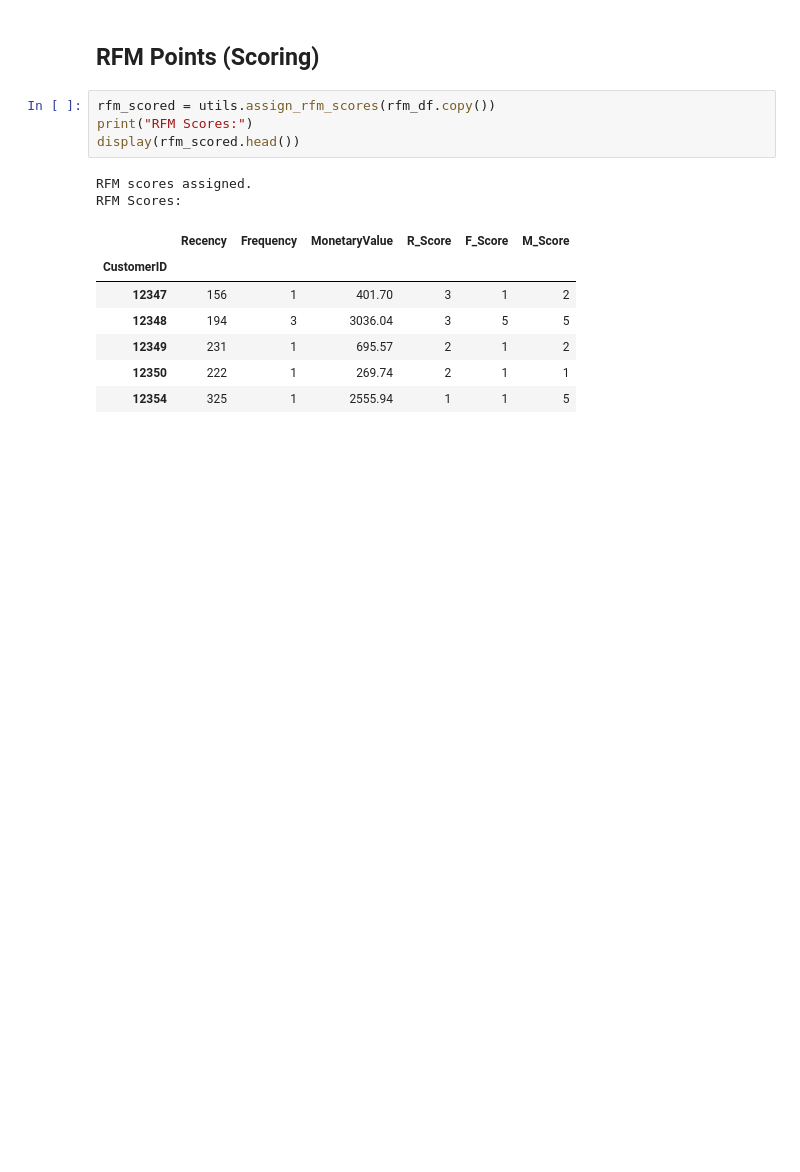
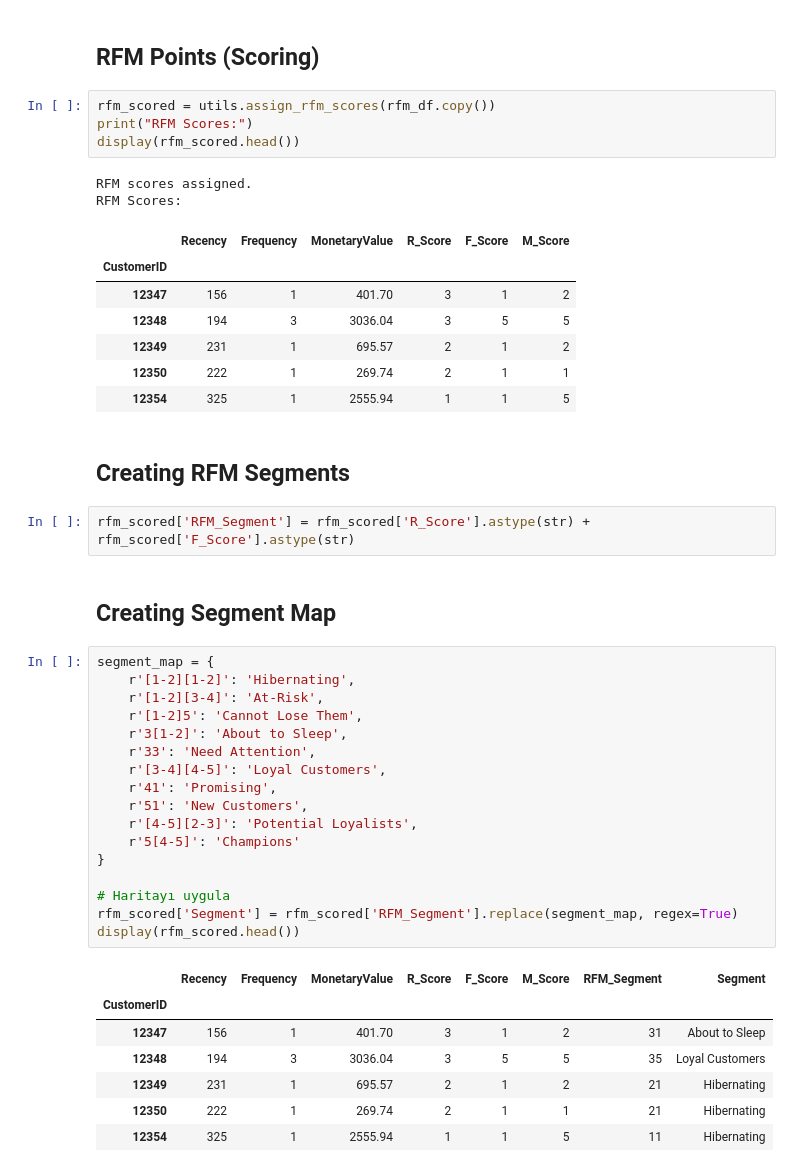
Before and after one commit to metedogan/customer-segmentation-with-rfm, a Jupyter notebook: notebooks/02_rfm_calculation.ipynb, the cells around one changed output. Drawn from its saved outputs; the diff is of its cells as text; blank space fills up the shorter version.

```diff
--- a/notebooks/02_rfm_calculation.ipynb
+++ b/notebooks/02_rfm_calculation.ipynb
@@ -74,3 +74,34 @@ RFM Scores:
 | 12349 | 231 | 1 | 695.57 | 2 | 1 | 2 |
 | 12350 | 222 | 1 | 269.74 | 2 | 1 | 1 |
 | 12354 | 325 | 1 | 2555.94 | 1 | 1 | 5 |
+# %% [markdown]
+## Creating RFM Segments
+# %%
+rfm_scored['RFM_Segment'] = rfm_scored['R_Score'].astype(str) + rfm_scored['F_Score'].astype(str)
+# %% [markdown]
+## Creating Segment Map
+# %%
+segment_map = {
+    r'[1-2][1-2]': 'Hibernating',
+    r'[1-2][3-4]': 'At-Risk',
+    r'[1-2]5': 'Cannot Lose Them',
+    r'3[1-2]': 'About to Sleep',
+    r'33': 'Need Attention',
+    r'[3-4][4-5]': 'Loyal Customers',
+    r'41': 'Promising',
+    r'51': 'New Customers',
+    r'[4-5][2-3]': 'Potential Loyalists',
+    r'5[4-5]': 'Champions'
+}
+
+# Haritayı uygula
+rfm_scored['Segment'] = rfm_scored['RFM_Segment'].replace(segment_map, regex=True)
+display(rfm_scored.head())
+# %% [output]
+|  | Recency | Frequency | MonetaryValue | R_Score | F_Score | M_Score | RFM_Segment | Segment |
+| CustomerID |  |  |  |  |  |  |  |  |
+| 12347 | 156 | 1 | 401.70 | 3 | 1 | 2 | 31 | About to Sleep |
+| 12348 | 194 | 3 | 3036.04 | 3 | 5 | 5 | 35 | Loyal Customers |
+| 12349 | 231 | 1 | 695.57 | 2 | 1 | 2 | 21 | Hibernating |
+| 12350 | 222 | 1 | 269.74 | 2 | 1 | 1 | 21 | Hibernating |
+| 12354 | 325 | 1 | 2555.94 | 1 | 1 | 5 | 11 | Hibernating |
```
Also changed, not shown: parts of 6 cells of this notebook, 4 other files.
